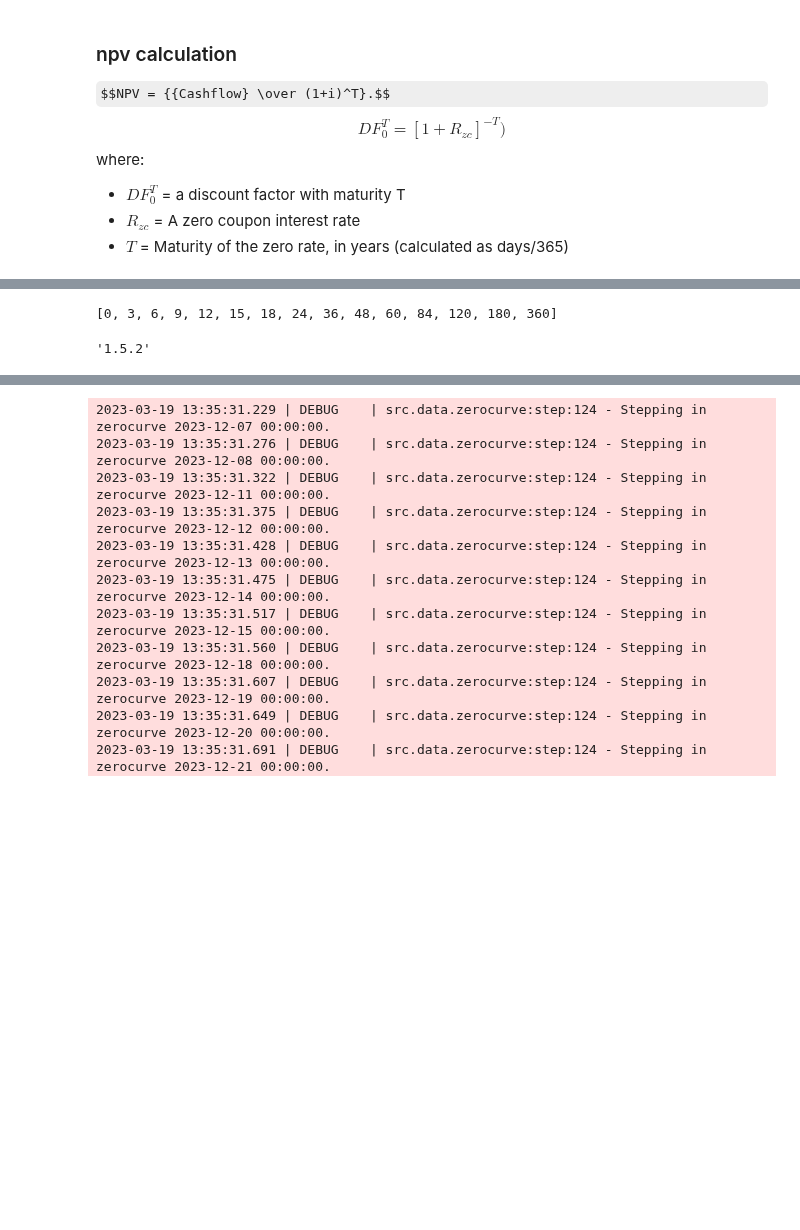
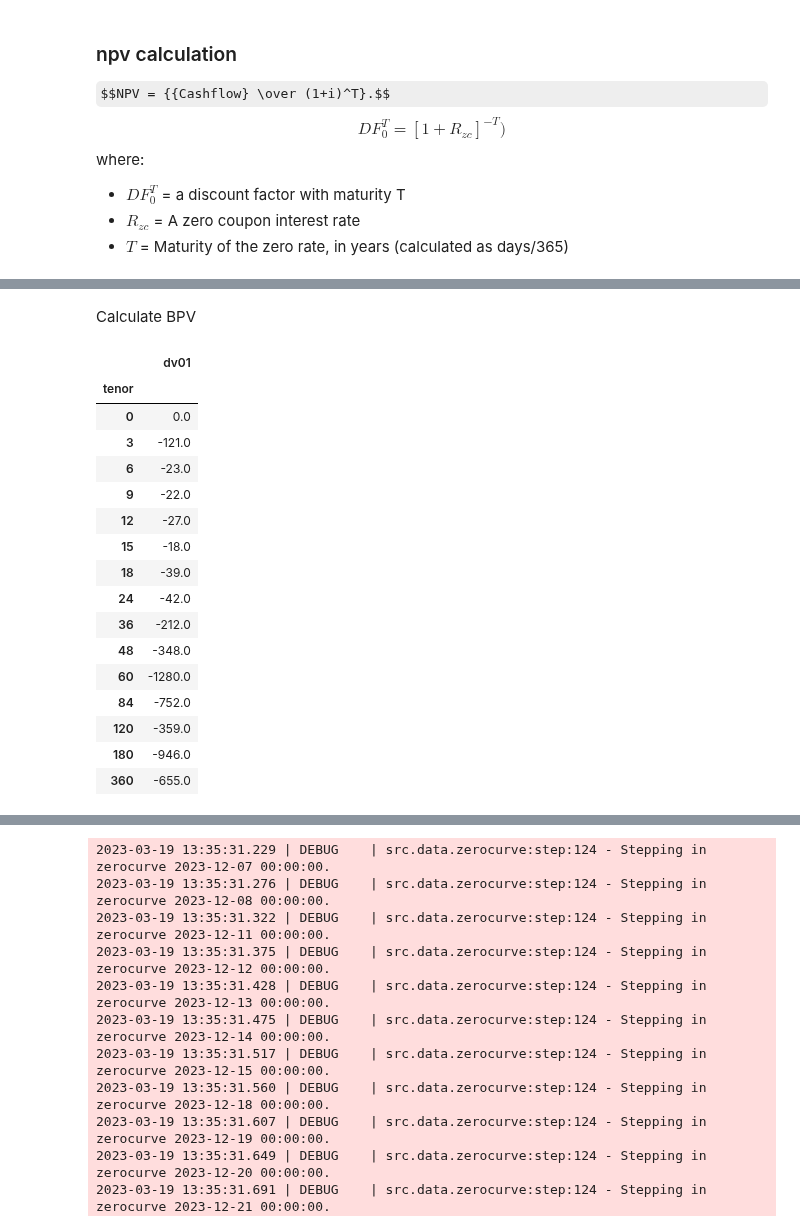
Before and after one commit to Merijn68/rl-alm, a Jupyter notebook: notebooks/replicating_mortgage_portfolio bankmodel.ipynb, the cells around one changed output, grey strips where cells are left out. Cells and saved outputs as stored; diff of their text form; code cells hidden in the pictures; some formulas as TeX source; blank space fills up the shorter version.

Commit message:
calculate bpv

```diff
--- a/notebooks/replicating_mortgage_portfolio bankmodel.ipynb
+++ b/notebooks/replicating_mortgage_portfolio bankmodel.ipynb
@@ -180,8 +143,58 @@ ValueError: Invalid frequency: [<DateOffset: months=0>, <DateOffset: months=3>,
-# %%
-zerocurve.df.loc[pos_date].tenor.to_list()
-# %% [output]
-[0, 3, 6, 9, 12, 15, 18, 24, 36, 48, 60, 84, 120, 180, 360]
-# %%
-pd.__version__
-# %% [output]
-'1.5.2'
+# %% [markdown]
+Calculate BPV
+# %%
+import numpy as np
+
+# Cashflows binned per tenor
+bins =  [ pos_date + pd.offsets.DateOffset(months=item) for item in zerocurve.df.loc[pos_date].tenor.to_list()]
+if bankmodel.df_cashflows['value_dt'].max() > bins[-1]:
+    bins.append(max(bankmodel.df_cashflows['value_dt'].max()))
+cats = zerocurve.df.loc[pos_date].tenor.to_list()[1:] # list(range(1, len(bins)))
+
+df = bankmodel.df_cashflows
+df['tenor'] = pd.cut(df['value_dt'], bins, labels=cats, right=False)
+df = df[df["value_dt"] > pos_date]
+df = df[['tenor','cashflow']].groupby('tenor').sum('cashflow')
+
+df_zerocurve_date = zerocurve.df.loc[pos_date]
+shock = 1 / 100
+cashflow = df['cashflow'].to_numpy().reshape(-1,1)
+cashflow = np.r_[ np.zeros((1,1)), cashflow ]
+t = (df_zerocurve_date['tenor'] / 12).to_numpy().reshape(-1, 1)
+rates = df_zerocurve_date['rate'].to_numpy()
+shock_range = [-shock, shock]
+new_cols = np.zeros((len(rates), len(rates)*len(shock_range)))
+for s in shock_range:
+    for i in range(len(rates)):
+        new_cols[:, i + shock_range.index(s)*len(rates)] = rates
+        new_cols[i, i + shock_range.index(s)*len(rates)] = rates[i]+s
+rates = rates.reshape(len(rates),1)
+rates = np.concatenate((rates,new_cols), axis = 1)
+discount_factor = (1 / (1 + rates / 100)) ** t
+npv = discount_factor * cashflow
+plus = npv[:, 1:len(rates)+1]
+neg  = npv[:, len(rates)+1:]
+result = np.sum(np.round(np.minimum(plus, neg) - npv[:, 0].reshape(-1, 1),0), axis = 0).reshape(-1, 1)
+df_result = pd.DataFrame(result)
+df_result['tenor'] = df_zerocurve_date['tenor'].to_list()
+df_result.set_index('tenor', inplace = True)
+df_result.columns = ['dv01']
+df_result
+# %% [output]
+|  | dv01 |
+| tenor |  |
+| 0 | 0.0 |
+| 3 | -121.0 |
+| 6 | -23.0 |
+| 9 | -22.0 |
+| 12 | -27.0 |
+| 15 | -18.0 |
+| 18 | -39.0 |
+| 24 | -42.0 |
+| 36 | -212.0 |
+| 48 | -348.0 |
+| 60 | -1280.0 |
+| 84 | -752.0 |
+| 120 | -359.0 |
+| 180 | -946.0 |
+| 360 | -655.0 |
```
Also changed, not shown: parts of 24 cells of this notebook, 7 other files.
